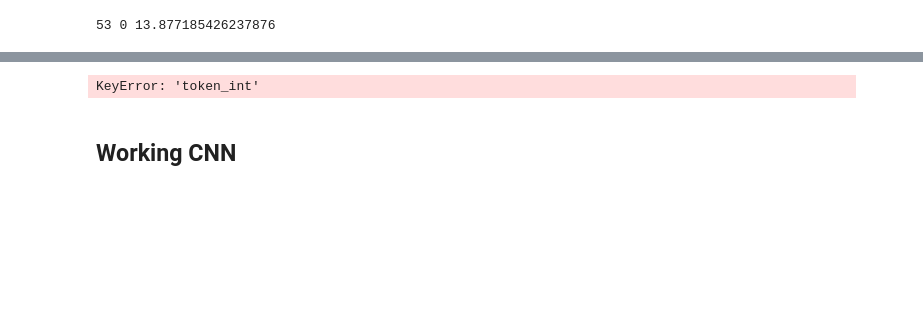
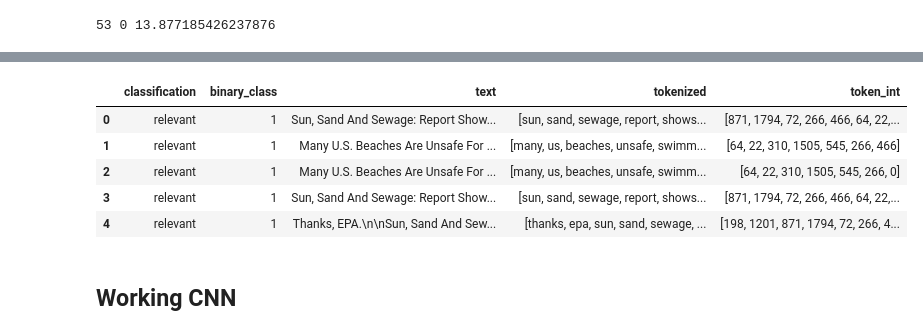
Before and after one commit to theultimate1/research, a Jupyter notebook: research/text-classification/working_cnn_model.ipynb, the cells around one changed output, grey strips where cells are left out. Cells and saved outputs as stored; diff of their text form; code cells hidden in the pictures; blank space fills up the shorter version.

```diff
--- a/research/text-classification/working_cnn_model.ipynb
+++ b/research/text-classification/working_cnn_model.ipynb
@@ -193,12 +193,11 @@ indivs[:2]
 <class 'list'>
 ['sun', 'sand']
 # %%
-vocabulary_size = 50000
+vocabulary_size = 25000
 from collections import Counter
 
 # UNK = unknown words, HST = hashtag, EMT = emoticon, URL is self-explanatory, THDL = Twitter handle
-vocabulary = [("<UNK>", None)] + [("<THDL>", None)] +\
-            Counter(indivs).most_common(vocabulary_size - 1)
+vocabulary = [("<UNK>", None)] + Counter(indivs).most_common(vocabulary_size - 1)
 vocabulary = np.array([word for word, _ in vocabulary])
 dictionary = {word: code for code, word in enumerate(vocabulary)}
 data = np.array([dictionary.get(word, 0) for word in indivs])
@@ -211,3 +210,5 @@ lengths = df['tokenized'].apply(lambda x: len(x))
 print(max(lengths), min(lengths), np.mean(lengths))
 # %% [output]
 53 0 13.877185426237876
+# %%
+word_to_id = {w:i for i, w in enumerate(vocabulary[:25000])}
@@ -214,12 +238,25 @@ print(max(lengths), min(lengths), np.mean(lengths))
+# %%
+# transform token by id
+def transform_to_ids(row):
+    return [word_to_id[w] if w in word_to_id else word_to_id['<UNK>'] for w in row]
+
+
+df['token_int'] = df['tokenized'].apply(lambda x: transform_to_ids(x))
+df.head()
+# %% [output]
+|  | classification | binary_class | text | tokenized | token_int |
+| 0 | relevant | 1 | Sun, Sand And Sewage: Report Show... | [sun, sand, sewage, report, shows... | [871, 1794, 72, 266, 466, 64, 22,... |
+| 1 | relevant | 1 | Many U.S. Beaches Are Unsafe For ... | [many, us, beaches, unsafe, swimm... | [64, 22, 310, 1505, 545, 266, 466] |
+| 2 | relevant | 1 | Many U.S. Beaches Are Unsafe For ... | [many, us, beaches, unsafe, swimm... | [64, 22, 310, 1505, 545, 266, 0] |
+| 3 | relevant | 1 | Sun, Sand And Sewage: Report Show... | [sun, sand, sewage, report, shows... | [871, 1794, 72, 266, 466, 64, 22,... |
+| 4 | relevant | 1 | Thanks, EPA.\n\nSun, Sand And Sew... | [thanks, epa, sun, sand, sewage, ... | [198, 1201, 871, 1794, 72, 266, 4... |
 # %%
 # set the max_length
-max_length = 50
+max_length = 40
 
 # Split the data
 from sklearn.model_selection import train_test_split
-X_train, X_test, y_train, y_test = train_test_split(df['tokenized'].values, df['binary_class'].values,
+X_train, X_test, y_train, y_test = train_test_split(df['token_int'].values, df['binary_class'].values,
                                                    test_size = 0.2, random_state = 42)
-# %% [output]
-KeyError: 'token_int'
 # %%
 # padding our sequences
```
Also changed, not shown: parts of 13 cells of this notebook, 4 other files.
